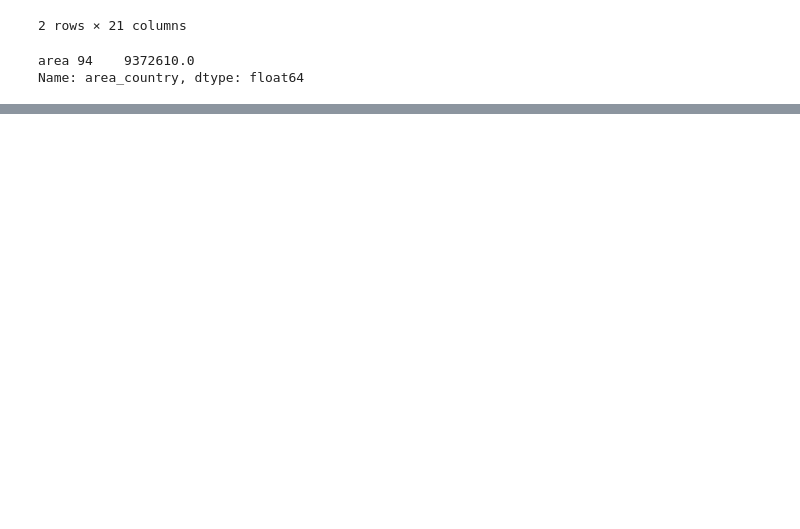
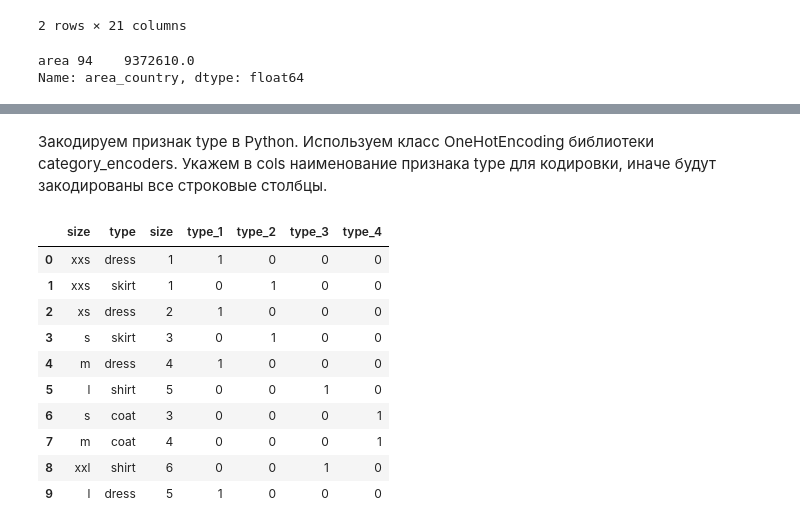
Before and after one commit to metalin37/Skillfactory, a Jupyter notebook: EDA/EDA-3. Проектирование признаков/EDA-3.ipynb, the cells around one changed output, grey strips where cells are left out. Drawn from its saved outputs; the diff is of its cells as text; code cells hidden in the pictures; blank space fills up the shorter version.

```diff
--- a/EDA/EDA-3. Проектирование признаков/EDA-3.ipynb
+++ b/EDA/EDA-3. Проектирование признаков/EDA-3.ipynb
@@ -158,0 +319,17 @@ Name: area_country, dtype: float64
+# %%
+# инициализируем информацию об одежде
+clothing_list = [
+    ['xxs', 'dress'],
+    ['xxs', 'skirt'],
+    ['xs', 'dress'],
+    ['s', 'skirt'],
+    ['m', 'dress'],
+    ['l', 'shirt'],
+    ['s', 'coat'],
+    ['m', 'coat'],
+    ['xxl', 'shirt'],
+    ['l', 'dress']
+]
+
+clothing = pd.DataFrame(clothing_list, columns = ['size',  'type'])
+clothing
@@ -158,0 +352,7 @@ Name: area_country, dtype: float64
+# %%
+import category_encoders as ce # импортируем библиотеку для работы с кодировщиками
+
+ord_encoder = ce.OrdinalEncoder()
+data_bin = ord_encoder.fit_transform(clothing[['size']])
+clothing = pd.concat([clothing, data_bin], axis=1)
+clothing
@@ -158,0 +400,22 @@ Name: area_country, dtype: float64
+# %% [markdown]
+Закодируем признак type в Python. Используем класс OneHotEncoding библиотеки category_encoders. Укажем в cols наименование признака type для кодировки, иначе будут закодированы все строковые столбцы.
+# %%
+import category_encoders as ce # импорт для работы с кодировщиком
+
+encoder = ce.OneHotEncoder(cols=['type']) # указываем столбец для кодирования
+type_bin = encoder.fit_transform(clothing['type'])
+clothing = pd.concat([clothing, type_bin], axis=1)
+
+clothing
+# %% [output]
+|  | size | type | size | type_1 | type_2 | type_3 | type_4 |
+| 0 | xxs | dress | 1 | 1 | 0 | 0 | 0 |
+| 1 | xxs | skirt | 1 | 0 | 1 | 0 | 0 |
+| 2 | xs | dress | 2 | 1 | 0 | 0 | 0 |
+| 3 | s | skirt | 3 | 0 | 1 | 0 | 0 |
+| 4 | m | dress | 4 | 1 | 0 | 0 | 0 |
+| 5 | l | shirt | 5 | 0 | 0 | 1 | 0 |
+| 6 | s | coat | 3 | 0 | 0 | 0 | 1 |
+| 7 | m | coat | 4 | 0 | 0 | 0 | 1 |
+| 8 | xxl | shirt | 6 | 0 | 0 | 1 | 0 |
+| 9 | l | dress | 5 | 1 | 0 | 0 | 0 |
```
Also changed, not shown: parts of 45 cells of this notebook, 3 other files.
